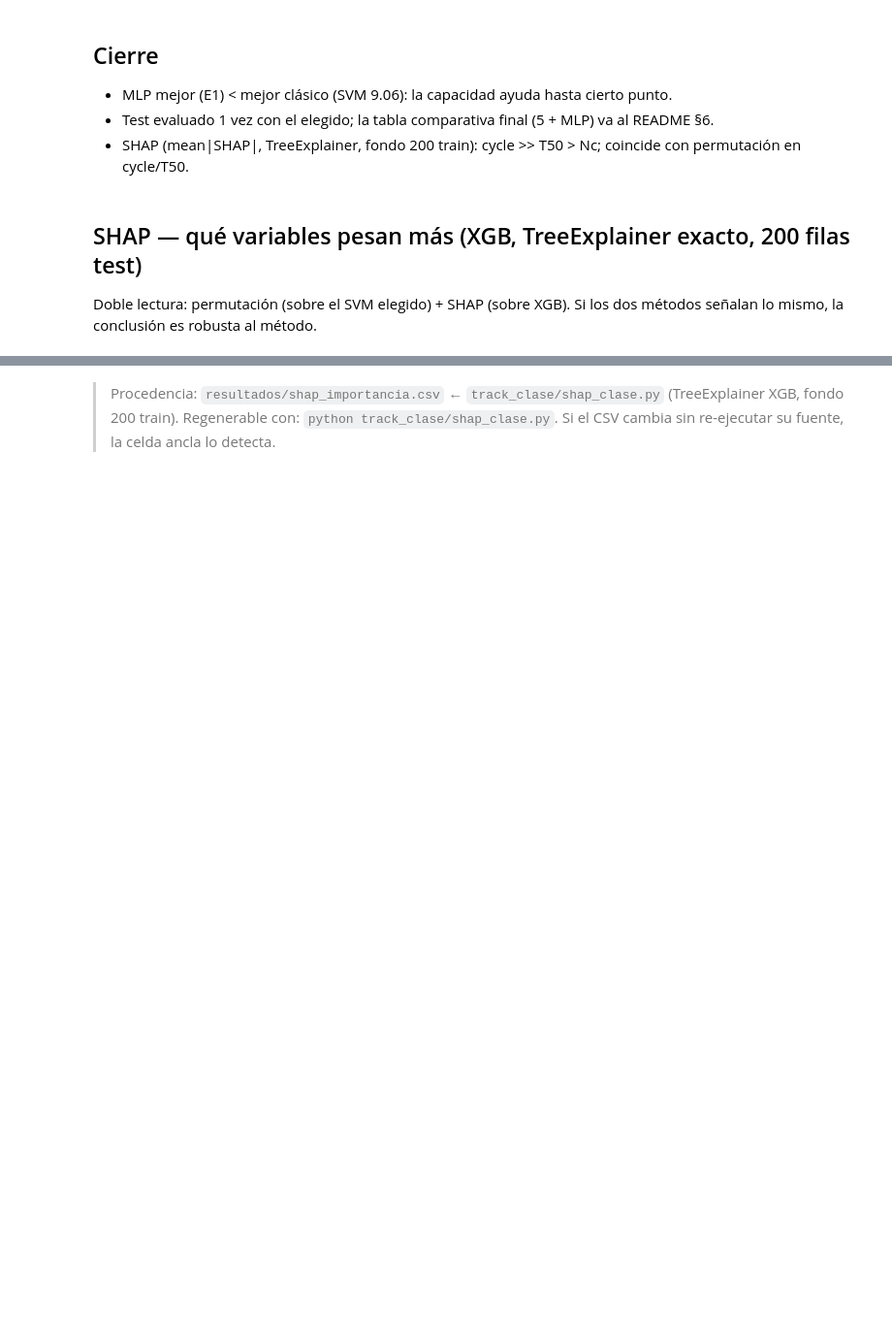
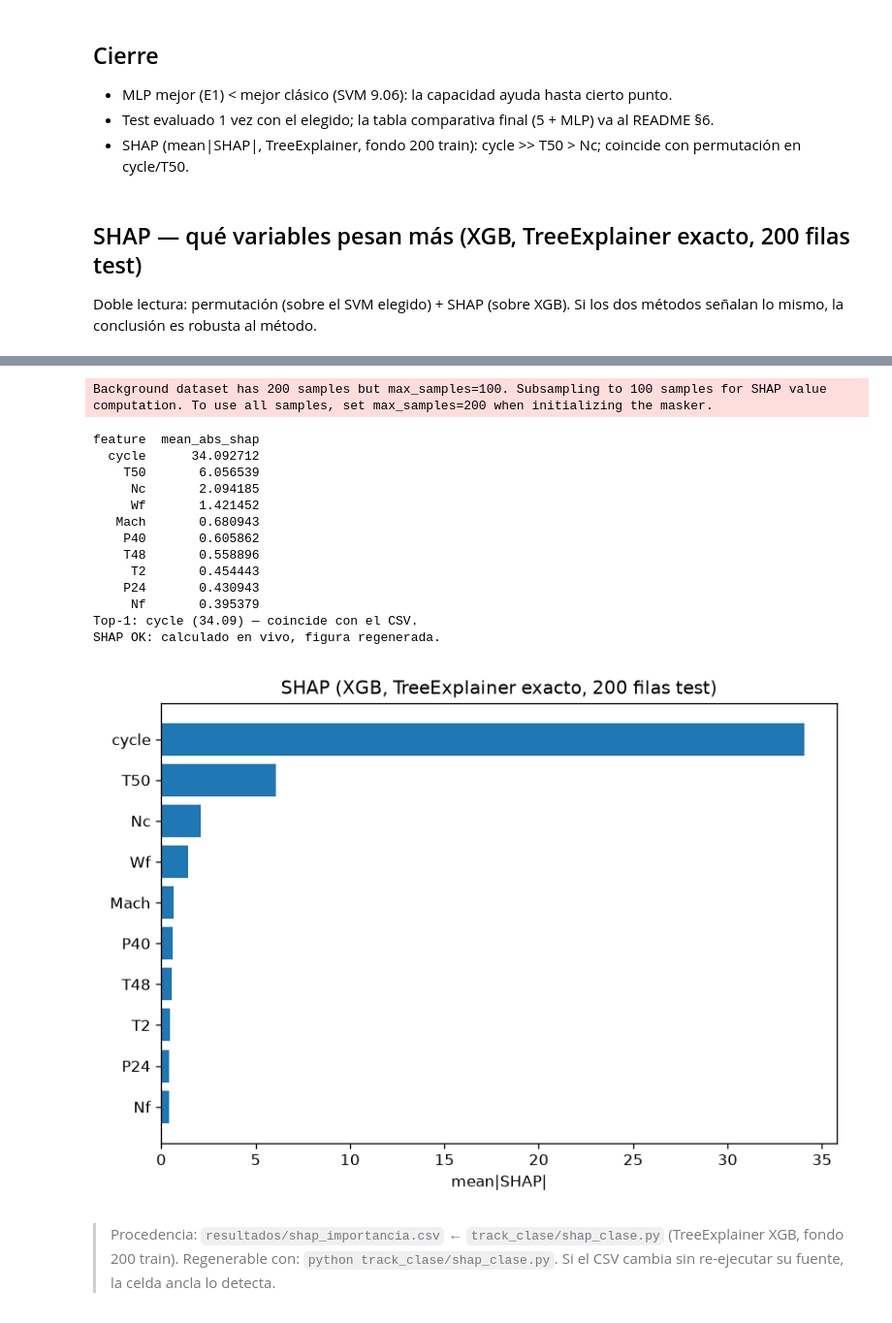
Before and after one commit to mikelrh-dev/nasa-rul-ds02, a Jupyter notebook: notebooks/03_modelos_B.ipynb, the cells around one changed output, grey strips where cells are left out. Shown at 97% size. Drawn from its saved outputs; the diff is of its cells as text; code cells hidden in the pictures; blank space fills up the shorter version.

```diff
--- a/notebooks/03_modelos_B.ipynb
+++ b/notebooks/03_modelos_B.ipynb
@@ -225,2 +213,60 @@ CONCLUSIÓN: coincide con permutación en cycle/T50 — dos métodos independien
+# %%
+# SHAP EN VIVO (mismo codigo que `track_clase/shap_clase.py`, sin reescribir
+# el CSV: la tabla oficial se verifica abajo contra lo calculado aqui).
+import sys; sys.path.insert(0, '..')
+import ast
+import joblib, matplotlib
+matplotlib.use('Agg')
+import matplotlib.pyplot as plt
+import numpy as np
+import pandas as pd
+import shap
+from xgboost import XGBRegressor
+from track_clase.pipeline_clase import FEATURE_COLS, make_pre
+from track_clase.shap_clase import top_shap, N_FILAS, SEED
+_Xtr = pd.read_parquet('../data/processed/X_train.parquet')
+_ytr = pd.read_parquet('../data/processed/y_train.parquet').values.ravel()
+_Xte = pd.read_parquet('../data/processed/X_test.parquet')
+_comp = pd.read_csv('../resultados/comparativa.csv')
+_params = ast.literal_eval(_comp.loc[_comp['modelo'] == 'xgb', 'mejores_params'].iloc[0])
+_kw = {k.replace('reg__', ''): v for k, v in _params.items()}
+_pre = make_pre().fit(_Xtr[FEATURE_COLS])
+_nombres = list(_pre.get_feature_names_out())
+_Ztr, _zte = _pre.transform(_Xtr[FEATURE_COLS]), _pre.transform(_Xte[FEATURE_COLS])
+_reg = XGBRegressor(**{**dict(n_estimators=300, max_depth=6, learning_rate=0.05,
+                              subsample=0.8, random_state=SEED, n_jobs=-1,
+                              verbosity=0), **_kw})
+_reg.fit(_Ztr, _ytr)
+_fondo = shap.sample(_Ztr, min(N_FILAS, len(_Ztr)), random_state=SEED)
+_sv = np.asarray(shap.TreeExplainer(_reg, data=_fondo).shap_values(_zte[:N_FILAS]))
+_top = top_shap(_sv, _nombres, k=10)
+_csv = pd.read_csv('../resultados/shap_importancia.csv')
+assert _top['feature'].tolist() == _csv['feature'].tolist(), 'orden SHAP distinto del CSV'
+print(_top.to_string(index=False))
+print('Top-1:', _top.iloc[0]['feature'], f"({float(_top.iloc[0]['mean_abs_shap']):.2f}) — coincide con el CSV.")
+fig, ax = plt.subplots(figsize=(7, 5))
+ax.barh(_top['feature'][::-1], _top['mean_abs_shap'][::-1])
+ax.set_title('SHAP (XGB, TreeExplainer exacto, 200 filas test)')
+ax.set_xlabel('mean|SHAP|'); fig.tight_layout()
+fig.savefig('../resultados/shap_importancia.png', dpi=120); plt.close(fig)
+print('SHAP OK: calculado en vivo, figura regenerada.')
+from IPython.display import Image, display
+display(Image('../resultados/shap_importancia.png'))
+# %% [output]
+Background dataset has 200 samples but max_samples=100. Subsampling to 100 samples for SHAP value computation. To use all samples, set max_samples=200 when initializing the masker.
+feature  mean_abs_shap
+  cycle      34.092712
+    T50       6.056539
+     Nc       2.094185
+     Wf       1.421452
+   Mach       0.680943
+    P40       0.605862
+    T48       0.558896
+     T2       0.454443
+    P24       0.430943
+     Nf       0.395379
+Top-1: cycle (34.09) — coincide con el CSV.
+SHAP OK: calculado en vivo, figura regenerada.
+[figure, added]
 # %% [markdown]
 > Procedencia: `resultados/shap_importancia.csv` ← `track_clase/shap_clase.py` (TreeExplainer XGB, fondo 200 train). Regenerable con: `python track_clase/shap_clase.py`. Si el CSV cambia sin re-ejecutar su fuente, la celda ancla lo detecta.
```
Also changed, not shown: parts of 4 cells of this notebook, 4 other files.
